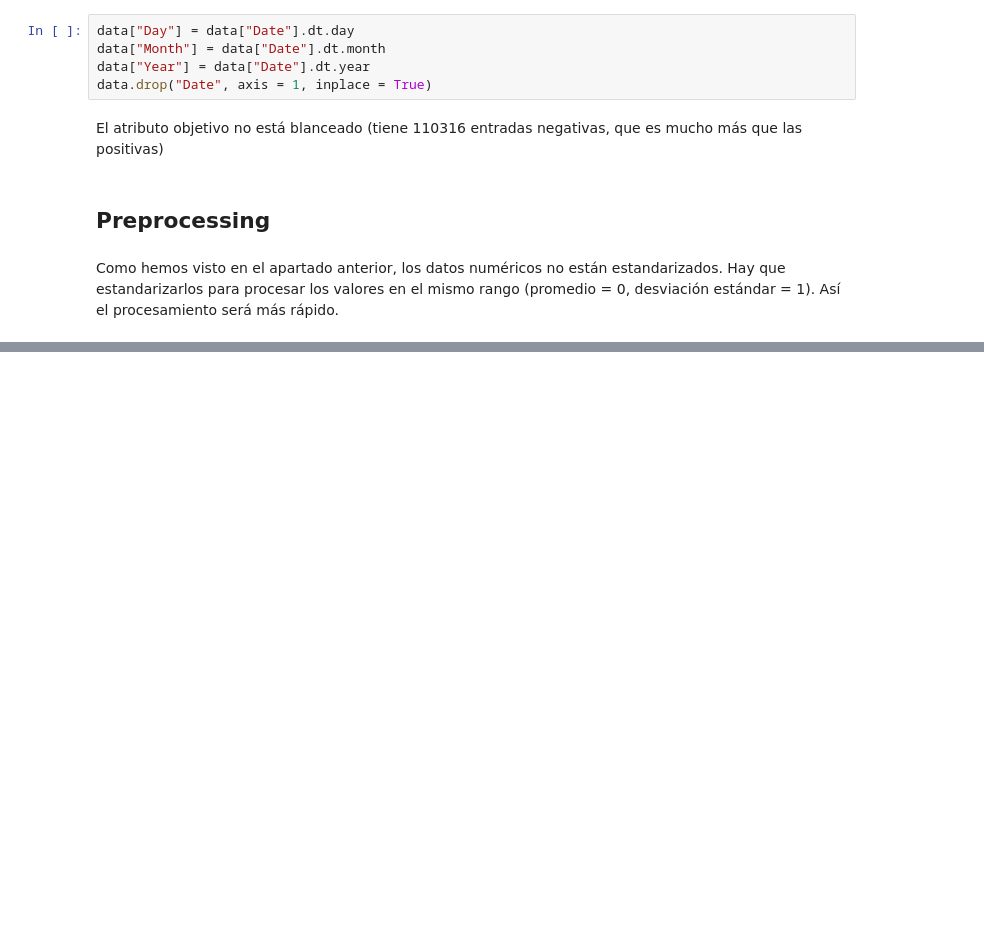
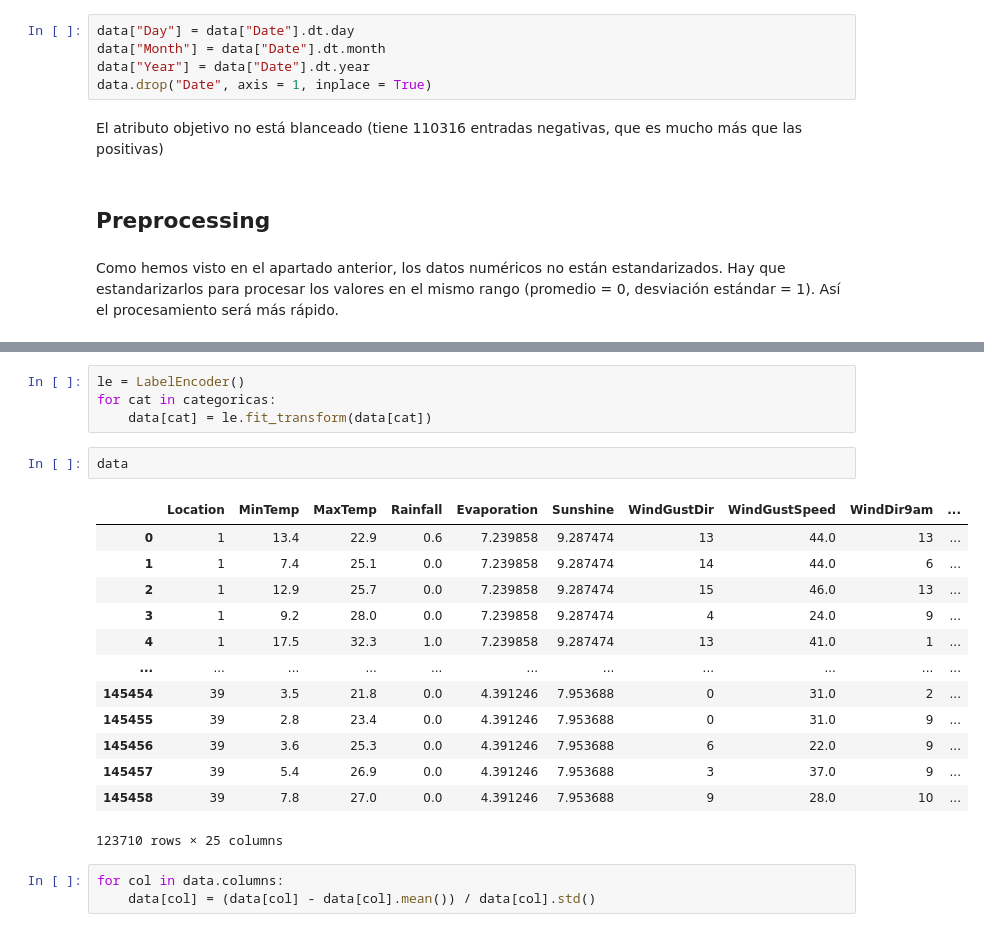
Before and after one commit to susana99ssr/Pr-ctica-2-Aprenentatge-Computacional, a Jupyter notebook: Practica2M.ipynb, the cells around one changed output, grey strips where cells are left out. Saved outputs shown, nothing was run; the diff lists cells and outputs as text; blank space fills up the shorter version.

```diff
--- a/Practica2M.ipynb
+++ b/Practica2M.ipynb
@@ -112,0 +199,23 @@ imp.fit_transform(data)
+# %%
+le = LabelEncoder()
+for cat in categoricas:
+    data[cat] = le.fit_transform(data[cat])
+# %%
+data
+# %% [output]
+|  | Location | MinTemp | MaxTemp | Rainfall | Evaporation | Sunshine | WindGustDir | WindGustSpeed | WindDir9am | ... |
+| 0 | 1 | 13.4 | 22.9 | 0.6 | 7.239858 | 9.287474 | 13 | 44.0 | 13 | ... |
+| 1 | 1 | 7.4 | 25.1 | 0.0 | 7.239858 | 9.287474 | 14 | 44.0 | 6 | ... |
+| 2 | 1 | 12.9 | 25.7 | 0.0 | 7.239858 | 9.287474 | 15 | 46.0 | 13 | ... |
+| 3 | 1 | 9.2 | 28.0 | 0.0 | 7.239858 | 9.287474 | 4 | 24.0 | 9 | ... |
+| 4 | 1 | 17.5 | 32.3 | 1.0 | 7.239858 | 9.287474 | 13 | 41.0 | 1 | ... |
+| ... | ... | ... | ... | ... | ... | ... | ... | ... | ... | ... |
+| 145454 | 39 | 3.5 | 21.8 | 0.0 | 4.391246 | 7.953688 | 0 | 31.0 | 2 | ... |
+| 145455 | 39 | 2.8 | 23.4 | 0.0 | 4.391246 | 7.953688 | 0 | 31.0 | 9 | ... |
+| 145456 | 39 | 3.6 | 25.3 | 0.0 | 4.391246 | 7.953688 | 6 | 22.0 | 9 | ... |
+| 145457 | 39 | 5.4 | 26.9 | 0.0 | 4.391246 | 7.953688 | 3 | 37.0 | 9 | ... |
+| 145458 | 39 | 7.8 | 27.0 | 0.0 | 4.391246 | 7.953688 | 9 | 28.0 | 10 | ... |
+123710 rows × 25 columns
+# %%
+for col in data.columns:
+    data[col] = (data[col] - data[col].mean()) / data[col].std()
```
Also changed, not shown: parts of 23 cells of this notebook.
